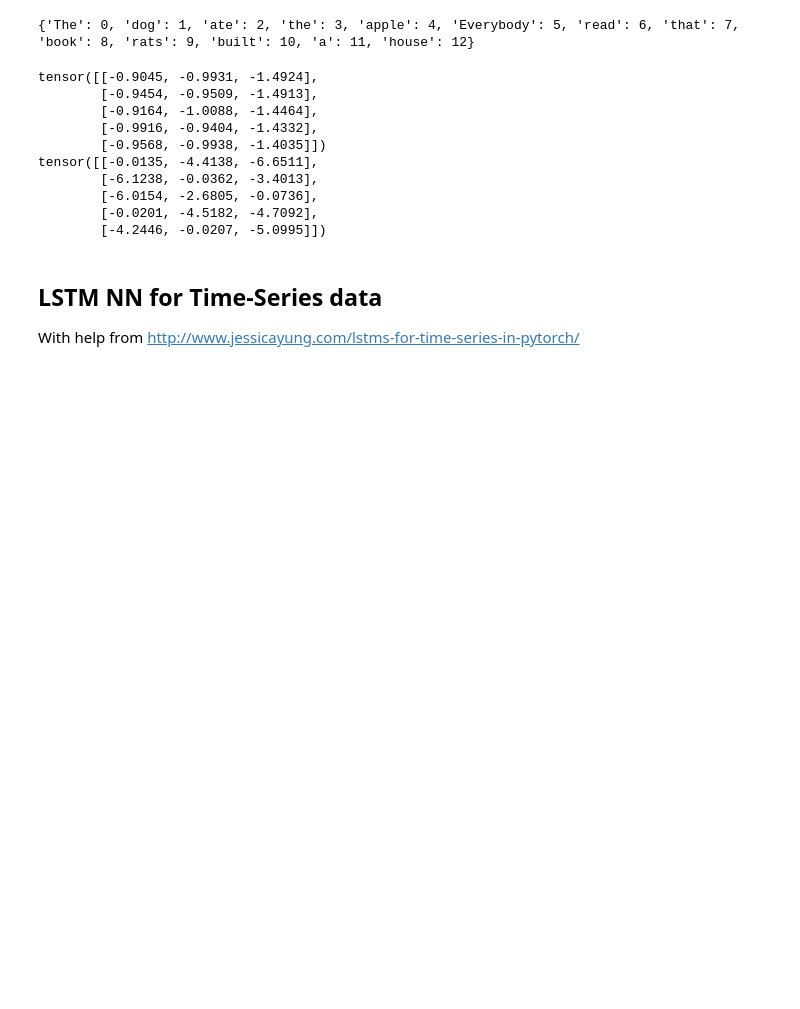
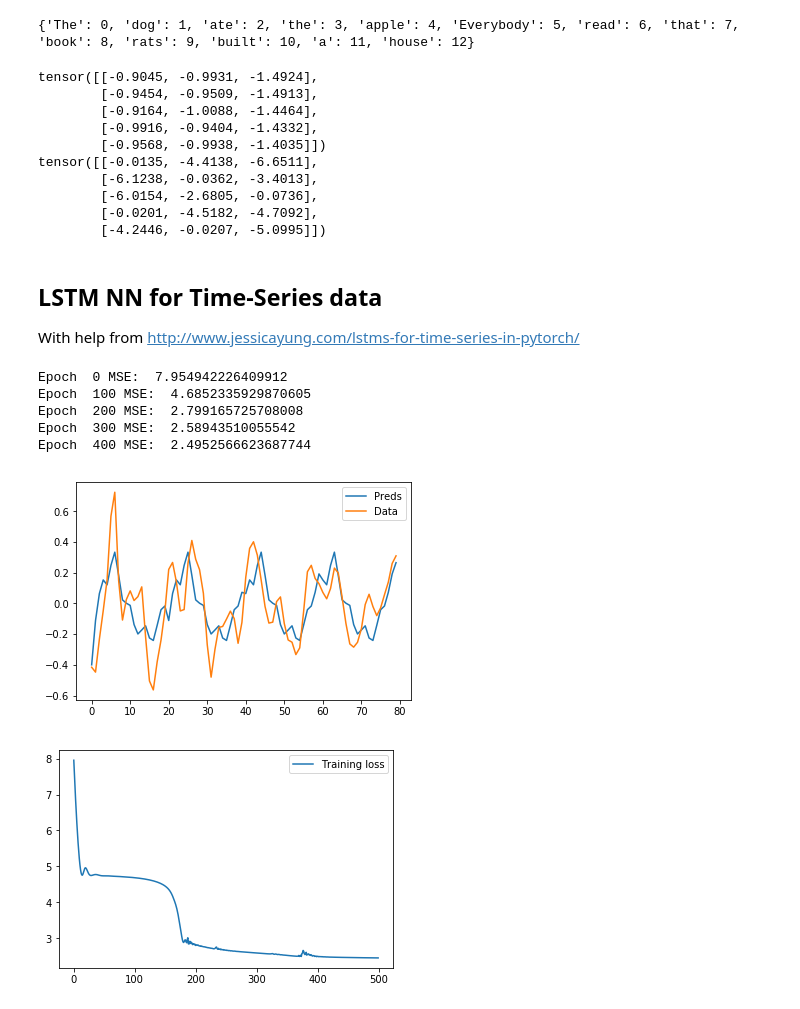
Before and after one commit to rbreitz/Wind_Turbine_Predictions, a Jupyter notebook: PyTorch_Tutorials.ipynb, the cells around one changed output. Drawn from its saved outputs; the diff is of its cells as text; code cells hidden in the pictures; blank space fills up the shorter version.

Commit message:
Made an LSTM on autoregressive data, getting closer to application.

```diff
--- a/PyTorch_Tutorials.ipynb
+++ b/PyTorch_Tutorials.ipynb
@@ -683,0 +867,48 @@ With help from http://www.jessicayung.com/lstms-for-time-series-in-pytorch/
+# %%
+model = LSTM(lstm_input_size, h1, batch_size=num_train, output_dim=output_dim, num_layers=num_layers)
+
+loss_fn = torch.nn.MSELoss(size_average=False)
+
+optimiser = torch.optim.Adam(model.parameters(), lr=learning_rate)
+# %%
+hist = np.zeros(num_epochs)
+
+for t in range(num_epochs):
+    # Initialise hidden state
+    # Don't do this if you want your LSTM to be stateful
+    model.hidden = model.init_hidden()
+
+    # Forward pass
+    y_pred = model(X_train)
+
+    loss = loss_fn(y_pred, y_train)
+    if t % 100 == 0:
+        print("Epoch ", t, "MSE: ", loss.item())
+    hist[t] = loss.item()
+
+    # Zero out gradient, else they will accumulate between epochs
+    optimiser.zero_grad()
+
+    # Backward pass
+    loss.backward()
+
+    # Update parameters
+    optimiser.step()
+# %% [output]
+Epoch  0 MSE:  7.954942226409912
+Epoch  100 MSE:  4.6852335929870605
+Epoch  200 MSE:  2.799165725708008
+Epoch  300 MSE:  2.58943510055542
+Epoch  400 MSE:  2.4952566623687744
+# %%
+plt.plot(y_pred.detach().numpy(), label="Preds")
+plt.plot(y_train.detach().numpy(), label="Data")
+plt.legend()
+plt.show()
+
+plt.plot(hist, label="Training loss")
+plt.legend()
+plt.show()
+# %% [output]
+[figure, added]
+[figure, added]
```
Also changed, not shown: parts of 5 cells of this notebook.
